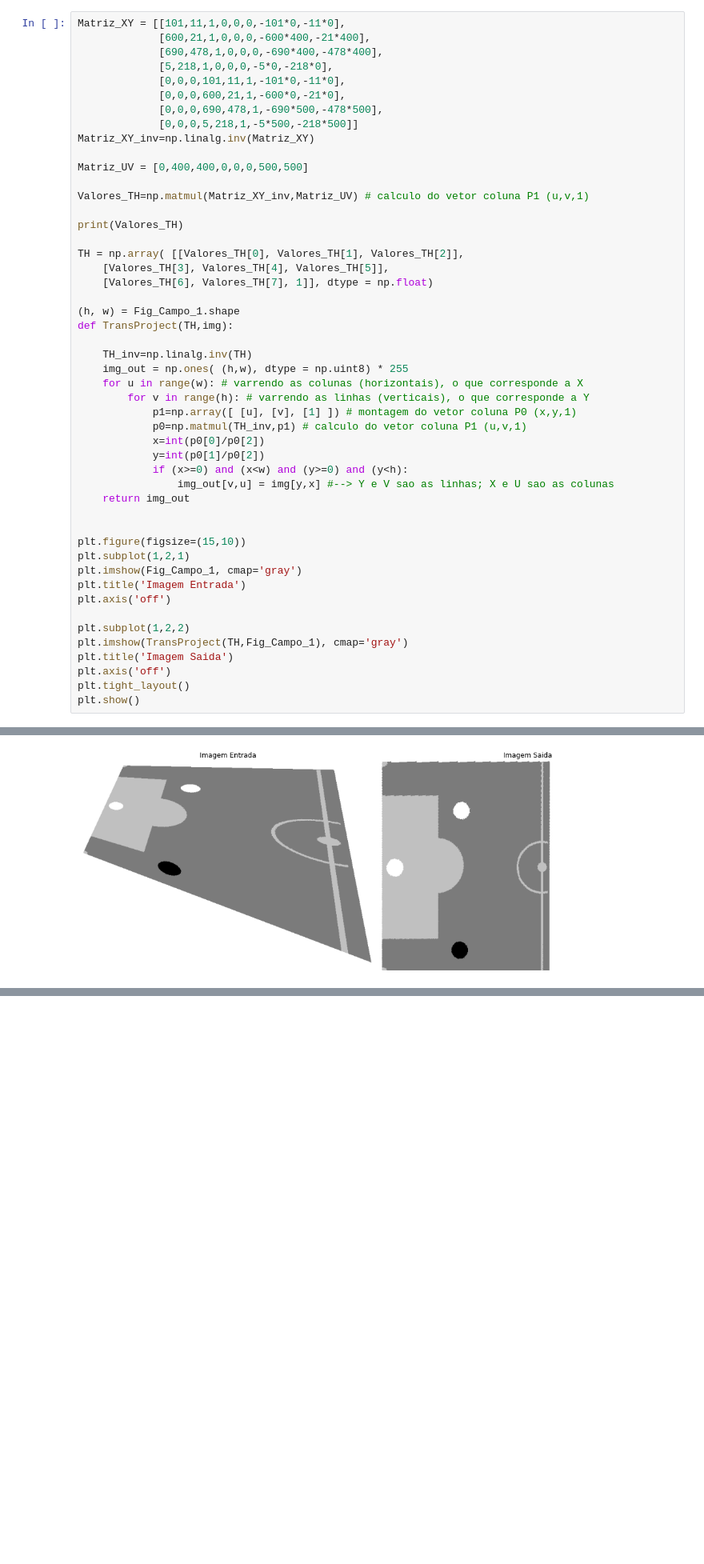
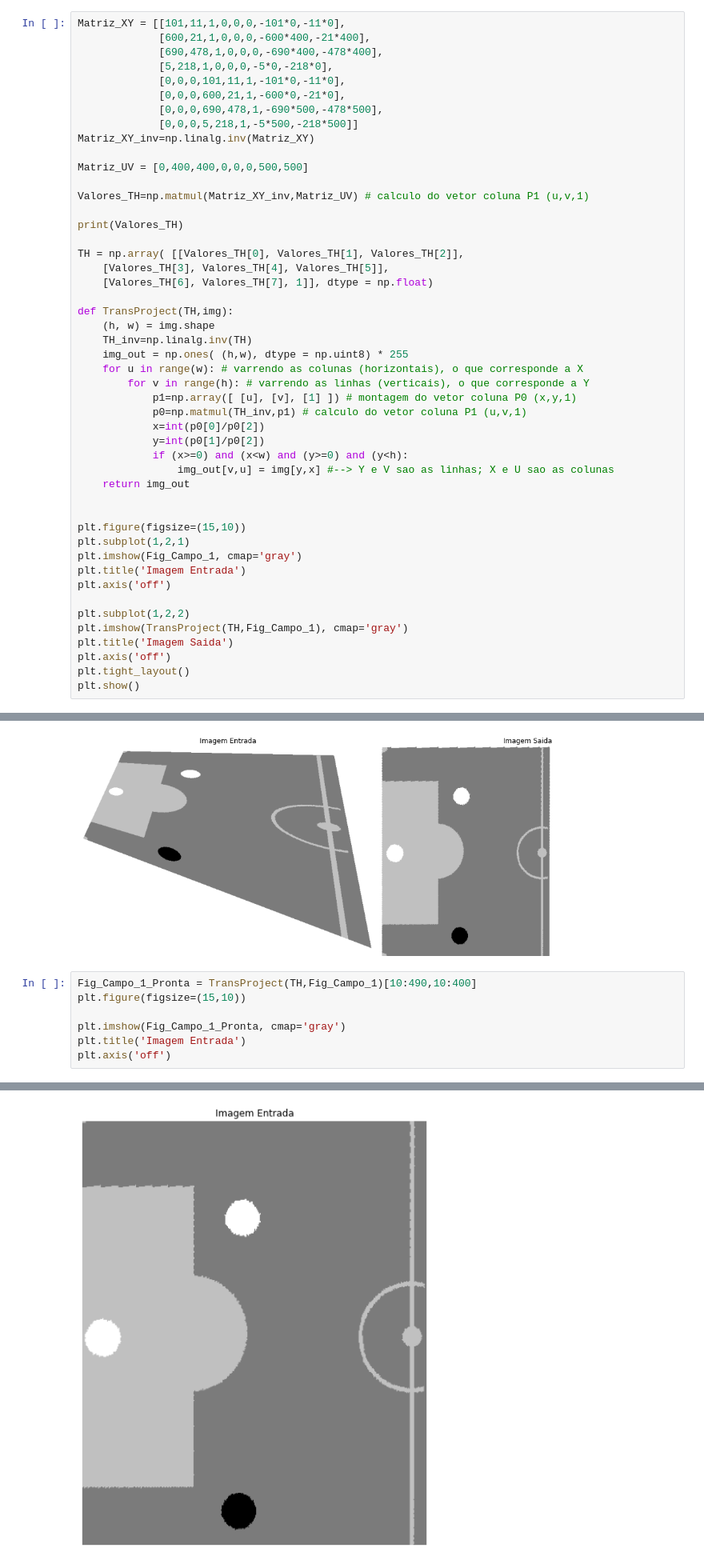
Before and after one commit to fekurita/MachineVision, a Jupyter notebook: APS2/APS2.ipynb, the cells around one changed output, grey strips where cells are left out. Shown at 80% size. Saved outputs shown, nothing was run; the diff lists cells and outputs as text; blank space fills up the shorter version.

```diff
--- a/APS2/APS2.ipynb
+++ b/APS2/APS2.ipynb
@@ -414,9 +414,8 @@ TH = np.array( [[Valores_TH[0], Valores_TH[1], Valores_TH[2]],
     [Valores_TH[3], Valores_TH[4], Valores_TH[5]],
     [Valores_TH[6], Valores_TH[7], 1]], dtype = np.float)
 
-(h, w) = Fig_Campo_1.shape
 def TransProject(TH,img):
-
+    (h, w) = img.shape
     TH_inv=np.linalg.inv(TH)
     img_out = np.ones( (h,w), dtype = np.uint8) * 255
     for u in range(w): # varrendo as colunas (horizontais), o que corresponde a X
@@ -448,3 +447,11 @@ plt.show()
 Deprecated in NumPy 1.20; for more details and guidance: https://numpy.org/devdocs/release/1.20.0-notes.html#deprecations
   [Valores_TH[6], Valores_TH[7], 1]], dtype = np.float)
 [figure]
+# %%
+Fig_Campo_1_Pronta = TransProject(TH,Fig_Campo_1)[10:490,10:400]
+plt.figure(figsize=(15,10))
+
+plt.imshow(Fig_Campo_1_Pronta, cmap='gray')
+plt.title('Imagem Entrada')
+plt.axis('off')
+# %% [output]
@@ -450,0 +459 @@ Deprecated in NumPy 1.20; for more details and guidance: https://numpy.org/devdo
+[figure, added]
```
Also changed, not shown: parts of 2 cells of this notebook.
